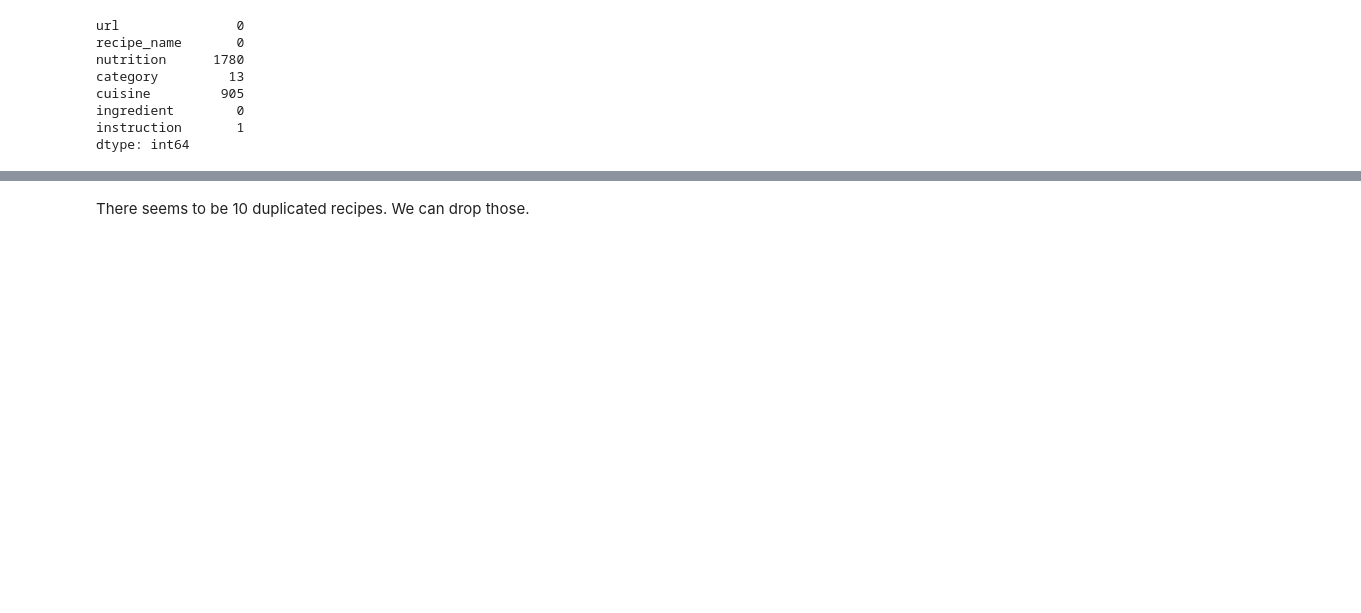
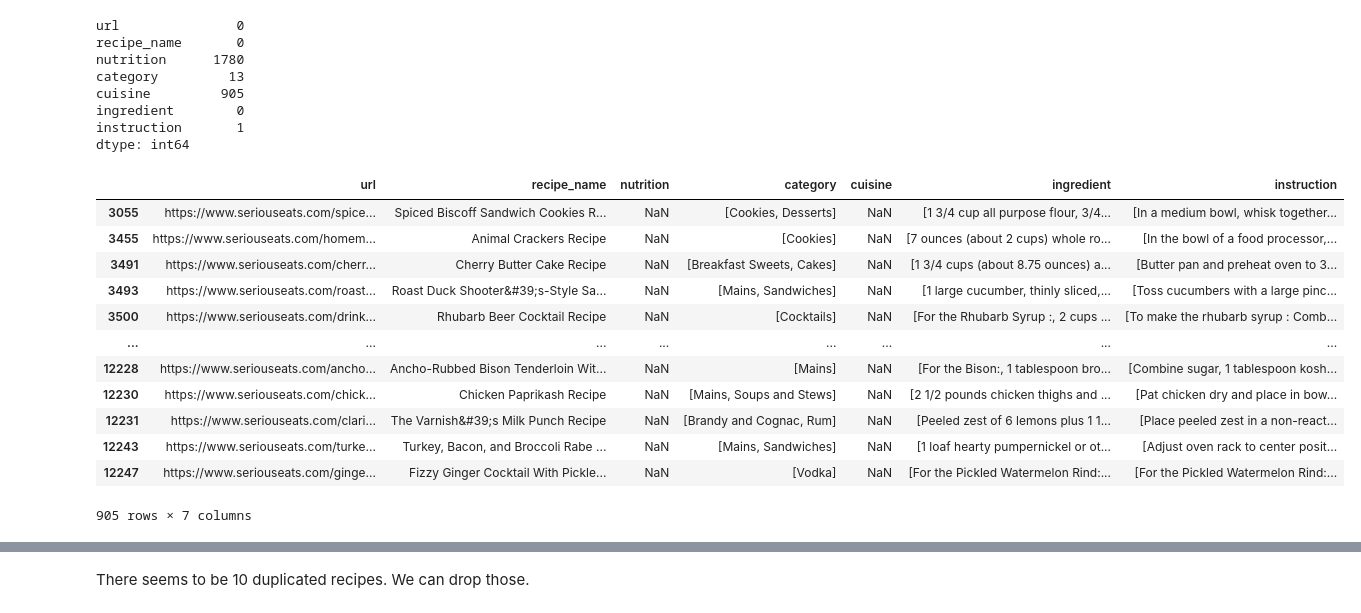
Before and after one commit to clintonlau/TOMT, a Jupyter notebook: explore/serious_eats_eda.ipynb, the cells around one changed output, grey strips where cells are left out. Saved outputs shown, nothing was run; the diff lists cells and outputs as text; code cells hidden in the pictures; blank space fills up the shorter version.

```diff
--- a/explore/serious_eats_eda.ipynb
+++ b/explore/serious_eats_eda.ipynb
@@ -34,3 +38,19 @@ cuisine         905
 ingredient        0
 instruction       1
 dtype: int64
+# %%
+se_df[se_df['cuisine'].isna()]
+# %% [output]
+|  | url | recipe_name | nutrition | category | cuisine | ingredient | instruction |
+| 3055 | https://www.seriouseats.com/spice... | Spiced Biscoff Sandwich Cookies R... | NaN | [Cookies, Desserts] | NaN | [1 3/4 cup all purpose flour, 3/4... | [In a medium bowl, whisk together... |
+| 3455 | https://www.seriouseats.com/homem... | Animal Crackers Recipe | NaN | [Cookies] | NaN | [7 ounces (about 2 cups) whole ro... | [In the bowl of a food processor,... |
+| 3491 | https://www.seriouseats.com/cherr... | Cherry Butter Cake Recipe | NaN | [Breakfast Sweets, Cakes] | NaN | [1 3/4 cups (about 8.75 ounces) a... | [Butter pan and preheat oven to 3... |
+| 3493 | https://www.seriouseats.com/roast... | Roast Duck Shooter&#39;s-Style Sa... | NaN | [Mains, Sandwiches] | NaN | [1 large cucumber, thinly sliced,... | [Toss cucumbers with a large pinc... |
+| 3500 | https://www.seriouseats.com/drink... | Rhubarb Beer Cocktail Recipe | NaN | [Cocktails] | NaN | [For the Rhubarb Syrup :, 2 cups ... | [To make the rhubarb syrup : Comb... |
+| ... | ... | ... | ... | ... | ... | ... | ... |
+| 12228 | https://www.seriouseats.com/ancho... | Ancho-Rubbed Bison Tenderloin Wit... | NaN | [Mains] | NaN | [For the Bison:, 1 tablespoon bro... | [Combine sugar, 1 tablespoon kosh... |
+| 12230 | https://www.seriouseats.com/chick... | Chicken Paprikash Recipe | NaN | [Mains, Soups and Stews] | NaN | [2 1/2 pounds chicken thighs and ... | [Pat chicken dry and place in bow... |
+| 12231 | https://www.seriouseats.com/clari... | The Varnish&#39;s Milk Punch Recipe | NaN | [Brandy and Cognac, Rum] | NaN | [Peeled zest of 6 lemons plus 1 1... | [Place peeled zest in a non-react... |
+| 12243 | https://www.seriouseats.com/turke... | Turkey, Bacon, and Broccoli Rabe ... | NaN | [Mains, Sandwiches] | NaN | [1 loaf hearty pumpernickel or ot... | [Adjust oven rack to center posit... |
+| 12247 | https://www.seriouseats.com/ginge... | Fizzy Ginger Cocktail With Pickle... | NaN | [Vodka] | NaN | [For the Pickled Watermelon Rind:... | [For the Pickled Watermelon Rind:... |
+905 rows × 7 columns
```
Also changed, not shown: parts of 2 cells of this notebook.
